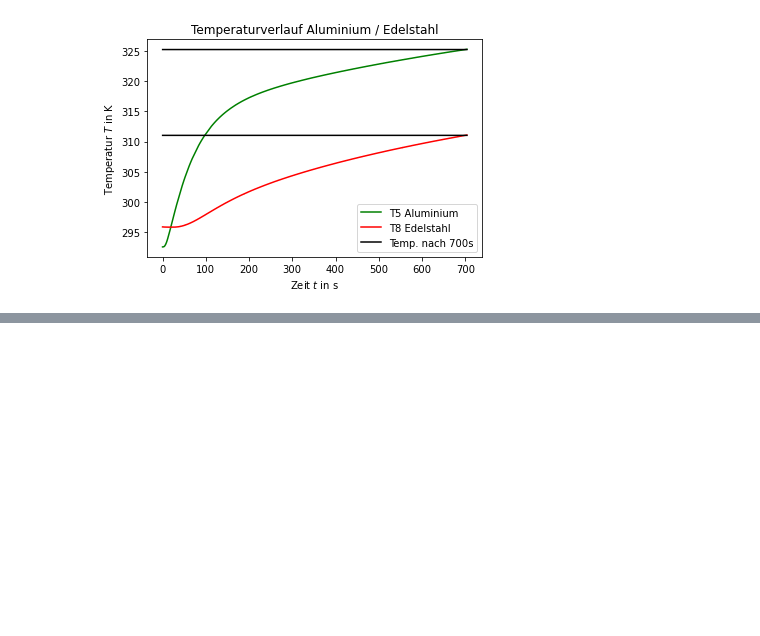
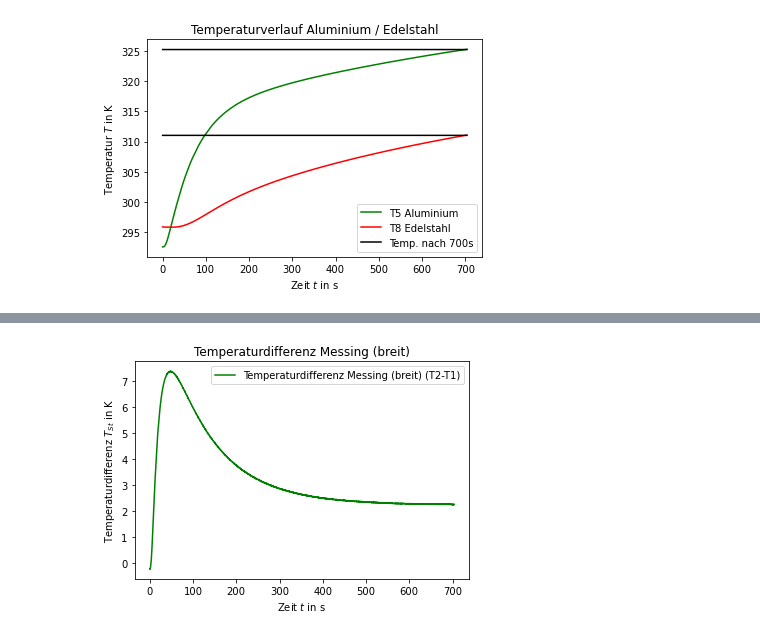
Before and after one commit to JackDO1998/Praktikum, a Jupyter notebook: waermeleitung/relaxationsverhalten.ipynb, the cells around one changed output, grey strips where cells are left out. Cells and saved outputs as stored; diff of their text form; code cells hidden in the pictures; blank space fills up the shorter version.

```diff
--- a/waermeleitung/relaxationsverhalten.ipynb
+++ b/waermeleitung/relaxationsverhalten.ipynb
@@ -143,0 +223,10 @@ plt.savefig('stataluedel.pdf')
+# %%
+# Temperaturdifferenzplot Messing (brei)
+plt.plot(t1,Tst2,'g-',label='Temperaturdifferenz Messing (breit) (T2-T1)')
+plt.title('Temperaturdifferenz Messing (breit)')
+plt.xlabel('Zeit $t$ in s')
+plt.ylabel('Temperaturdifferenz $T_{St}$ in K')
+plt.legend(loc='best')
+plt.savefig('diffmess.pdf')
+# %% [output]
+[figure, added]
```
Also changed, not shown: parts of 23 cells of this notebook, 13 other files.
